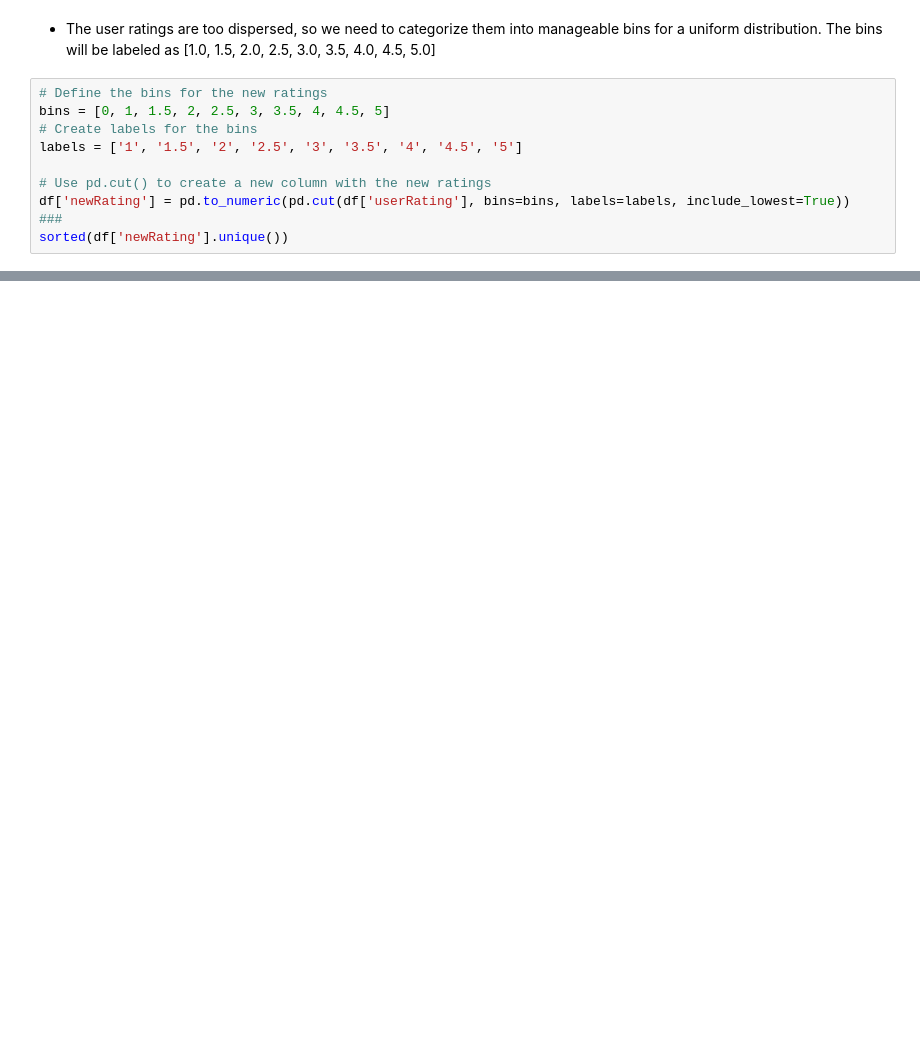
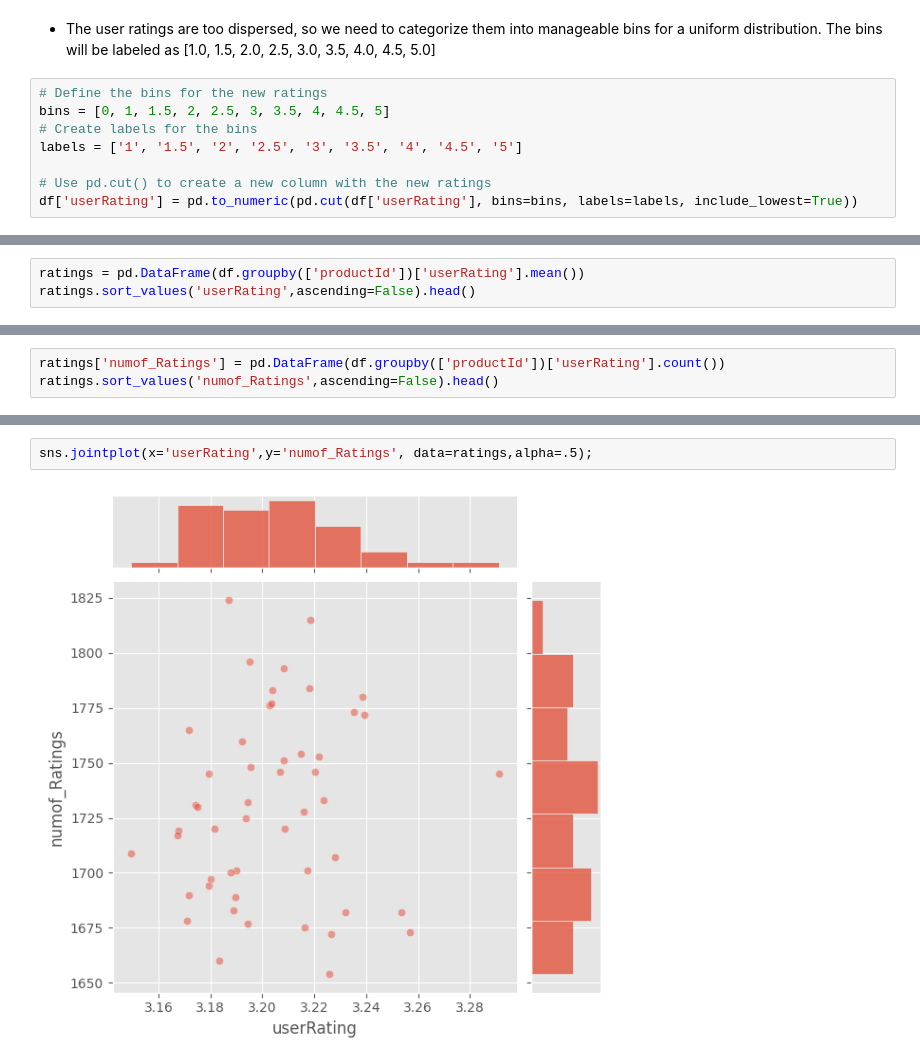
Before and after one commit to karma-gits/springboard, a Jupyter notebook: capstone two/2. EDA.ipynb, the cells around one changed output, grey strips where cells are left out. Saved outputs shown, nothing was run; the diff lists cells and outputs as text; blank space fills up the shorter version.

```diff
--- a/capstone two/2. EDA.ipynb
+++ b/capstone two/2. EDA.ipynb
@@ -136,6 +127,4 @@ bins = [0, 1, 1.5, 2, 2.5, 3, 3.5, 4, 4.5, 5]
 labels = ['1', '1.5', '2', '2.5', '3', '3.5', '4', '4.5', '5']
 
 # Use pd.cut() to create a new column with the new ratings
-df['newRating'] = pd.to_numeric(pd.cut(df['userRating'], bins=bins, labels=labels, include_lowest=True))
-###
-sorted(df['newRating'].unique())
+df['userRating'] = pd.to_numeric(pd.cut(df['userRating'], bins=bins, labels=labels, include_lowest=True))
@@ -143,0 +131,3 @@ sorted(df['newRating'].unique())
+# %%
+ratings = pd.DataFrame(df.groupby(['productId'])['userRating'].mean())
+ratings.sort_values('userRating',ascending=False).head()
@@ -143,0 +142,3 @@ sorted(df['newRating'].unique())
+# %%
+ratings['numof_Ratings'] = pd.DataFrame(df.groupby(['productId'])['userRating'].count())
+ratings.sort_values('numof_Ratings',ascending=False).head()
@@ -143,0 +153,4 @@ sorted(df['newRating'].unique())
+# %%
+sns.jointplot(x='userRating',y='numof_Ratings', data=ratings,alpha=.5);
+# %% [output]
+[figure, added]
```
Also changed, not shown: parts of 4 cells of this notebook.
